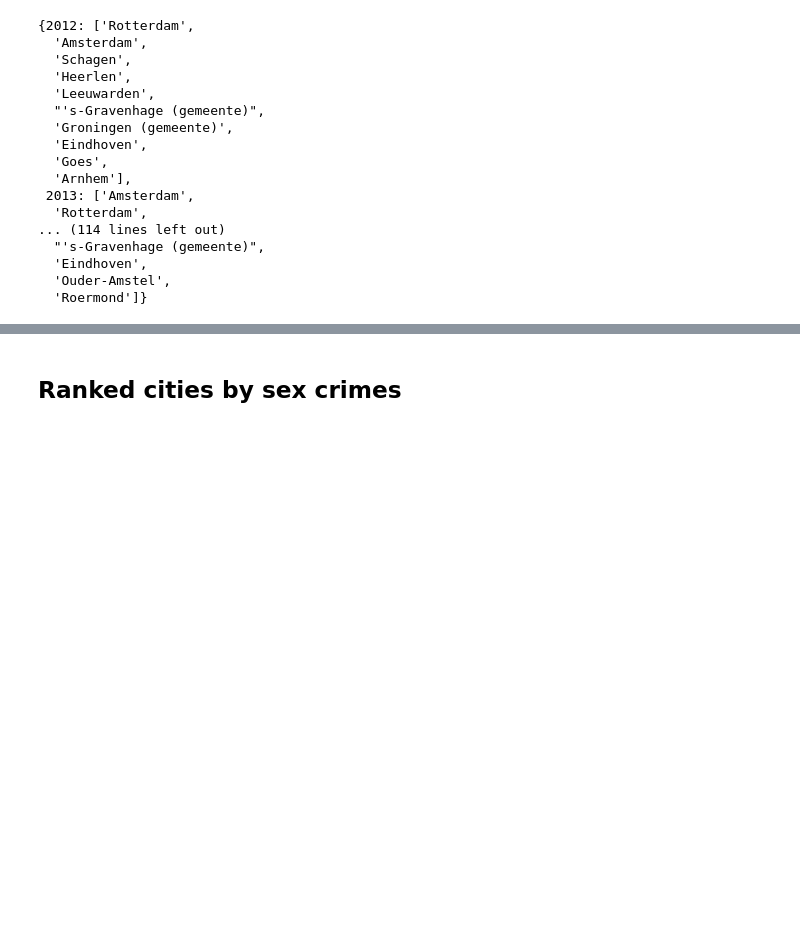
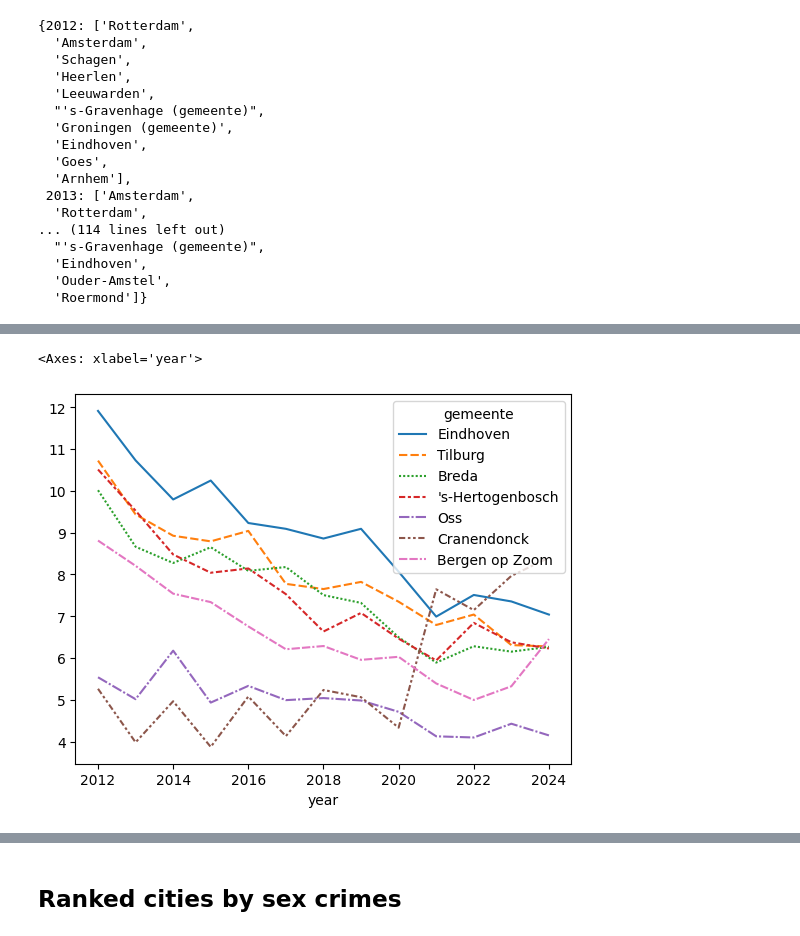
Before and after one commit to chels-j/NLViolentCrime, a Jupyter notebook: NLCrimeAnalysis.ipynb, the cells around one changed output, grey strips where cells are left out. Saved outputs shown, nothing was run; the diff lists cells and outputs as text; code cells hidden in the pictures; blank space fills up the shorter version.

```diff
--- a/NLCrimeAnalysis.ipynb
+++ b/NLCrimeAnalysis.ipynb
@@ -603,3 +694,8 @@ final_crimecities.loc[final_crimecities.groupby(['crime_cat', 'year'])['regcrime
+# %%
+sns.lineplot(data=brabant)
+# %% [output]
+<Axes: xlabel='year'>
+[figure, added]
 # %%
 ## Top cities, all violent crime 2024
 # Create a boolean mask for rows where year is 2024 and crime_cat is 'Total'
```
Also changed, not shown: parts of 31 cells of this notebook.
